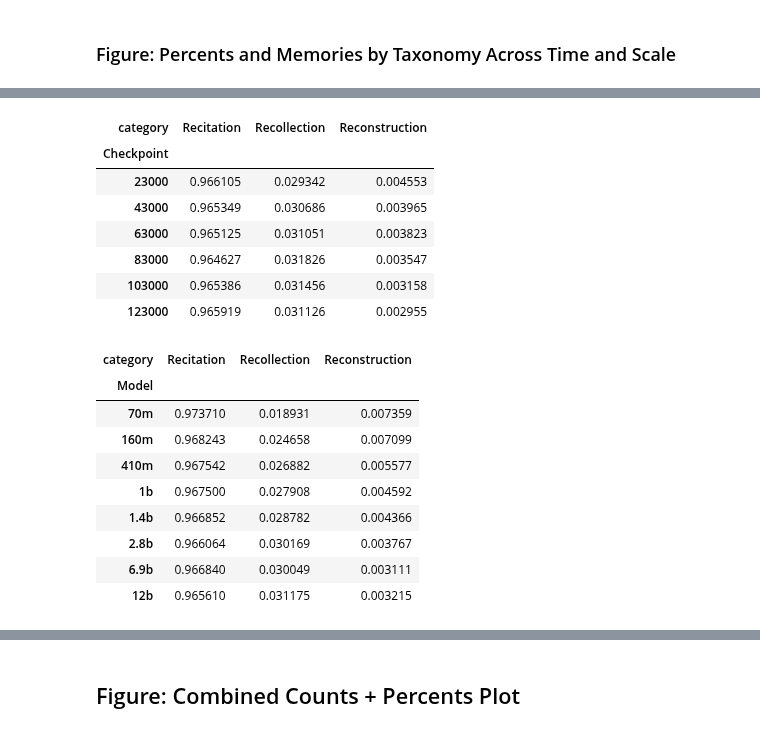
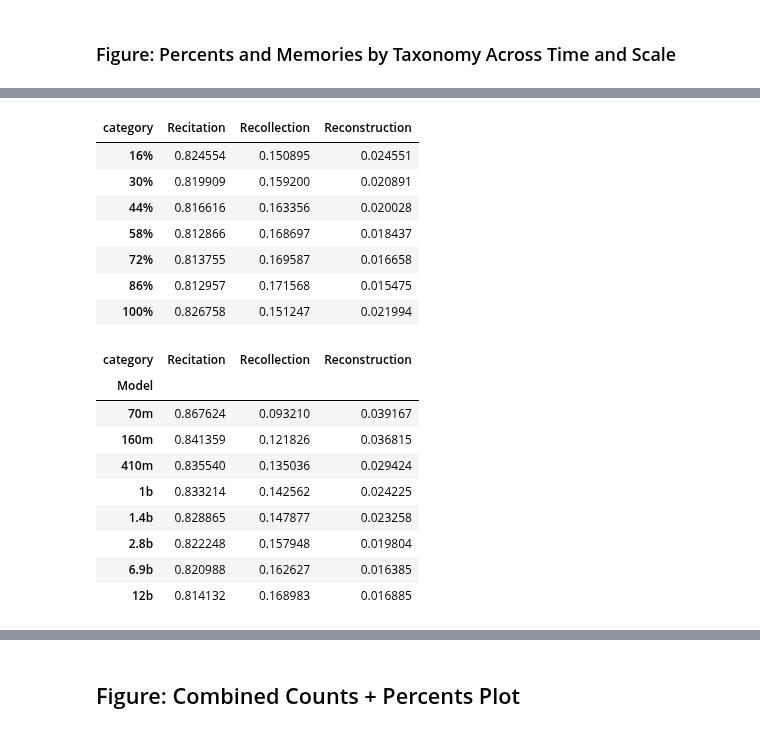
Before and after one commit to EleutherAI/semantic-memorization, a Jupyter notebook: working_dirs/kyle/results_analysis/results_analysis.ipynb, the cells around one changed output, grey strips where cells are left out. Drawn from its saved outputs; the diff is of its cells as text; code cells hidden in the pictures.

```diff
--- a/working_dirs/kyle/results_analysis/results_analysis.ipynb
+++ b/working_dirs/kyle/results_analysis/results_analysis.ipynb
@@ -19,7 +19,7 @@ sns.set_style({'font.family':'serif', 'font.serif':'Times New Roman'})
 split_sample_size = None
 label_title_padding = 10
 study_pile = False
-RECITATION_THRESHOLD = 2
+RECITATION_THRESHOLD = 10
 # %%
 memories_path = "usvsnsp/generation-semantic-filters"
 intermediate_path = "usvsnsp/generation-semantic-intermediate-filters"
@@ -36,9 +36,9 @@ print(f"Split sample size: {split_sample_size}")
 
 for split in tqdm(splits):
     model = split.split("_")[-1]
-    checkpoint = int(split.split(".")[-1]) if split.split(".")[-1][1].isnumeric() else "Final"
+    checkpoint = int(split.split(".")[-1]) if split.split(".")[-1][1].isnumeric() else 143000
     formatted_split_name = split.replace("memories_", "").replace("deduped_", "deduped.").replace("pile_", "")
-    dataset_path = memories_path if checkpoint == "Final" else intermediate_path
+    dataset_path = memories_path if checkpoint == 143000 else intermediate_path
     if "memories" in split:
         # continue # Don't load memories since they're unnecessary for the first part of the analysis
         memories_dataset[formatted_split_name] = load_dataset(dataset_path, split=f"{split}[:{split_sample_size}]" if split_sample_size else split)
@@ -88,6 +88,7 @@ def get_frame_from_split(dataset, split_name, is_pile_sample):
     current_frame.drop(columns=columns_to_drop, inplace=True)
     checkpoint = int(split.split(".")[-1]) if split.split(".")[-1][1].isnumeric() and len(split.split(".")) != 2 else "Final"
     current_frame["Checkpoint"] = checkpoint
+    current_frame["TrainingPercentage"] = 1 if checkpoint == "Final" else checkpoint / 143000
     model = split.split("deduped")[-1][1:] if checkpoint == "Final" else split.split(".")[-2]
     current_frame["Model"] = model
     current_frame["Param Count"] = split_to_param_count[current_frame["Model"].iloc[0]]
@@ -188,10 +189,10 @@ counts_frame_scale = combined_memories_dataframe[combined_memories_dataframe["Ch
 counts_frame_scale.to_csv(f"final_checkpoint_counts_recitation={RECITATION_THRESHOLD}.csv")
 display(counts_frame_scale)
 
-intermediate_frame = combined_memories_dataframe[(combined_memories_dataframe["Checkpoint"] != "Final") & (combined_memories_dataframe["Model"] == "12b")]
-sorted_checkpoints = sorted(intermediate_frame["Checkpoint"].unique(), key=lambda x: int(x))
+intermediate_frame = combined_memories_dataframe[combined_memories_dataframe["Model"] == "12b"]
+sorted_checkpoints = sorted(sorted(intermediate_frame["TrainingPercentage"].unique(), key=lambda x: int(x)))
 
-counts_frame_time = intermediate_frame.value_counts(["Checkpoint", "category"]).unstack().reindex(sorted_checkpoints)
+counts_frame_time = intermediate_frame.value_counts(["TrainingPercentage", "category"]).unstack().reindex(sorted_checkpoints)
 counts_frame_time.to_csv(f"intermediate_checkpoint_counts_recitation={RECITATION_THRESHOLD}.csv")
 display(counts_frame_time)
 # %% [output]
@@ -282,30 +292,29 @@ display(counts_frame)
 # %%
-sorted_checkpoints = [23000, 43000, 63000, 83000, 103000, 123000]
-assert len(sorted_checkpoints) + 1 == len(combined_memories_dataframe[(combined_memories_dataframe["Model"] == "12b") & (combined_memories_dataframe["Deduped"] == True)]["Checkpoint"].unique())
 
 all_percents_time = []
 for checkpoint in tqdm(sorted_checkpoints):
-    model_examples = combined_memories_dataframe[combined_memories_dataframe["Checkpoint"] == checkpoint]
+    model_examples = combined_memories_dataframe[combined_memories_dataframe["TrainingPercentage"] == checkpoint]
     model_percents = model_examples.value_counts("category", normalize=True).to_dict()
     for category in model_percents:
         all_percents_time.append({
-            "Checkpoint": checkpoint,
+            "TrainingPercentage": checkpoint,
             "category": category,
             "percent": model_percents[category],
         })
 
-percents_frame_time = pd.DataFrame(all_percents_time).pivot(index="Checkpoint", columns="category", values="percent").reindex(sorted_checkpoints)
+percents_frame_time = pd.DataFrame(all_percents_time).pivot(index="TrainingPercentage", columns="category", values="percent").reindex(sorted_checkpoints)
+percents_frame_time.index = [f"{int(percent * 100)}%" for percent in percents_frame_time.index]
 percents_frame_time.to_csv(f"percents_frame_time_recitation={RECITATION_THRESHOLD}.csv")
 display(percents_frame_time)
 # %% [output]
 | category | Recitation | Recollection | Reconstruction |
-| Checkpoint |  |  |  |
-| 23000 | 0.966105 | 0.029342 | 0.004553 |
-| 43000 | 0.965349 | 0.030686 | 0.003965 |
-| 63000 | 0.965125 | 0.031051 | 0.003823 |
-| 83000 | 0.964627 | 0.031826 | 0.003547 |
-| 103000 | 0.965386 | 0.031456 | 0.003158 |
-| 123000 | 0.965919 | 0.031126 | 0.002955 |
+| 16% | 0.824554 | 0.150895 | 0.024551 |
+| 30% | 0.819909 | 0.159200 | 0.020891 |
+| 44% | 0.816616 | 0.163356 | 0.020028 |
+| 58% | 0.812866 | 0.168697 | 0.018437 |
+| 72% | 0.813755 | 0.169587 | 0.016658 |
+| 86% | 0.812957 | 0.171568 | 0.015475 |
+| 100% | 0.826758 | 0.151247 | 0.021994 |
 # %%
 all_percents_scale = []
 for param_count in tqdm(split_to_param_count.values()):
@@ -325,14 +334,14 @@ display(percents_frame_scale)
 # %% [output]
 | category | Recitation | Recollection | Reconstruction |
 | Model |  |  |  |
-| 70m | 0.973710 | 0.018931 | 0.007359 |
-| 160m | 0.968243 | 0.024658 | 0.007099 |
-| 410m | 0.967542 | 0.026882 | 0.005577 |
-| 1b | 0.967500 | 0.027908 | 0.004592 |
-| 1.4b | 0.966852 | 0.028782 | 0.004366 |
-| 2.8b | 0.966064 | 0.030169 | 0.003767 |
-| 6.9b | 0.966840 | 0.030049 | 0.003111 |
-| 12b | 0.965610 | 0.031175 | 0.003215 |
+| 70m | 0.867624 | 0.093210 | 0.039167 |
+| 160m | 0.841359 | 0.121826 | 0.036815 |
+| 410m | 0.835540 | 0.135036 | 0.029424 |
+| 1b | 0.833214 | 0.142562 | 0.024225 |
+| 1.4b | 0.828865 | 0.147877 | 0.023258 |
+| 2.8b | 0.822248 | 0.157948 | 0.019804 |
+| 6.9b | 0.820988 | 0.162627 | 0.016385 |
+| 12b | 0.814132 | 0.168983 | 0.016885 |
 # %%
 fig, axes = plt.subplots(1, 2, figsize=(13, 3))
 plots = [
```
Also changed, not shown: parts of 8 cells of this notebook, 13 other files.
